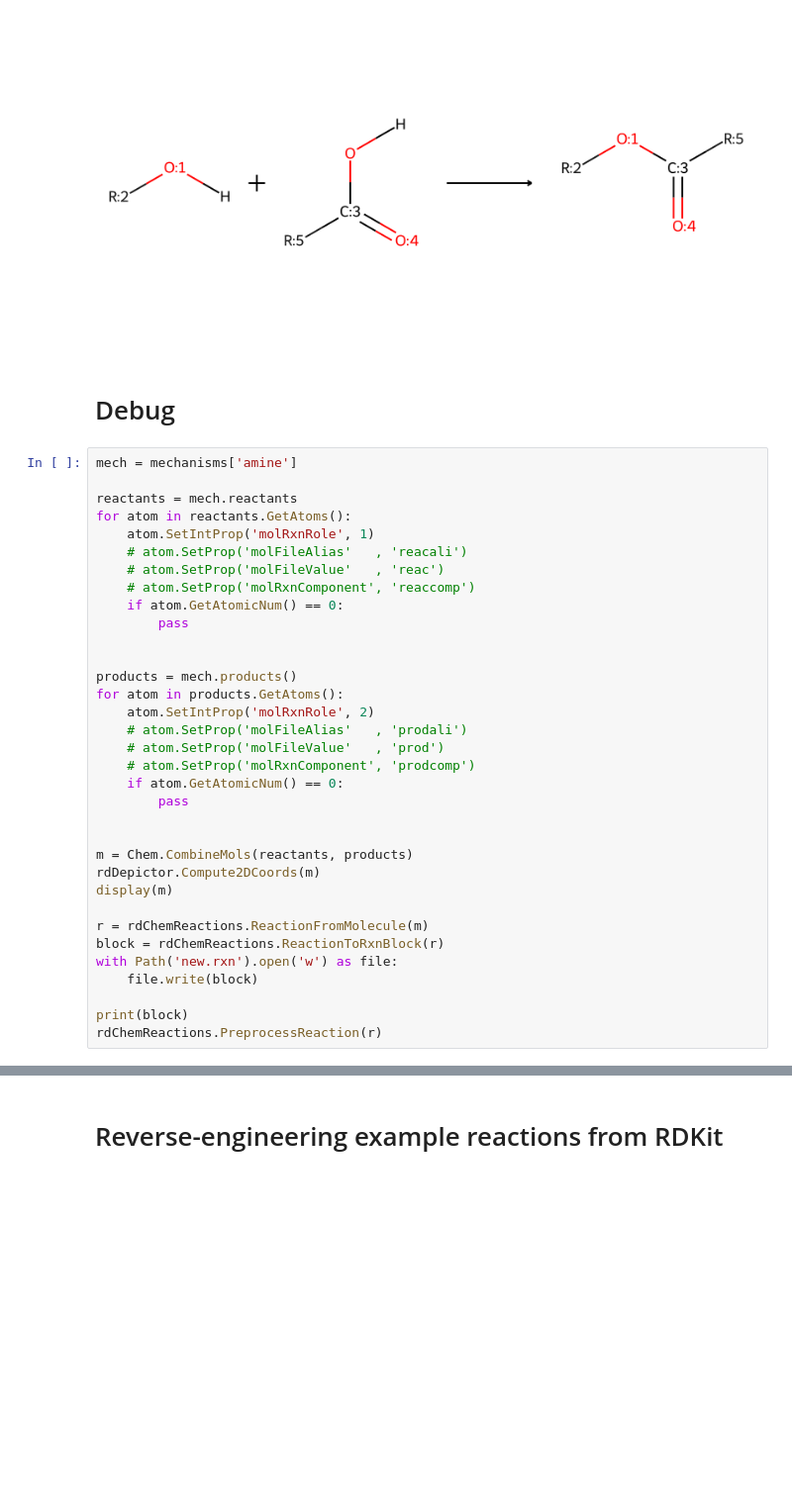
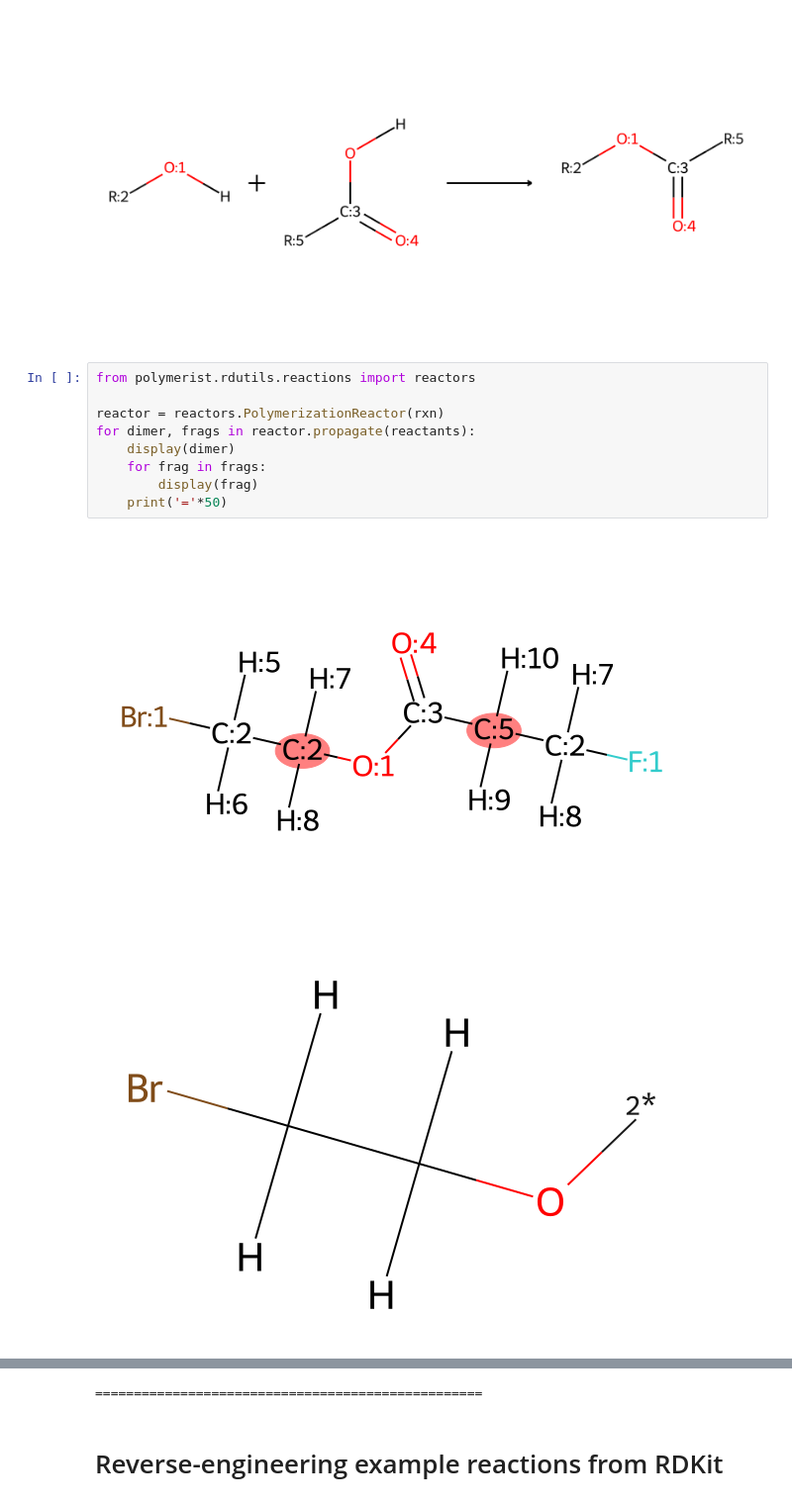
Before and after one commit to timbernat/NREL_polymers, a Jupyter notebook: reaction_def.ipynb, the cells around one changed output, grey strips where cells are left out. Shown at 99% size. Drawn from its saved outputs; the diff is of its cells as text; blank space fills up the shorter version.

```diff
--- a/reaction_def.ipynb
+++ b/reaction_def.ipynb
@@ -399,39 +406,15 @@ display(rxn)
 # %% [output]
 0 0
 [figure]
-# %% [markdown]
-# Debug
-# %%
-mech = mechanisms['amine']
-
-reactants = mech.reactants
-for atom in reactants.GetAtoms():
-    atom.SetIntProp('molRxnRole', 1)
-    # atom.SetProp('molFileAlias'   , 'reacali')
-    # atom.SetProp('molFileValue'   , 'reac')
-    # atom.SetProp('molRxnComponent', 'reaccomp')
-    if atom.GetAtomicNum() == 0:
-        pass
-
-
-products = mech.products()
-for atom in products.GetAtoms():
-    atom.SetIntProp('molRxnRole', 2)
-    # atom.SetProp('molFileAlias'   , 'prodali')
-    # atom.SetProp('molFileValue'   , 'prod')
-    # atom.SetProp('molRxnComponent', 'prodcomp')
-    if atom.GetAtomicNum() == 0:
-        pass
-
-
-m = Chem.CombineMols(reactants, products)
-rdDepictor.Compute2DCoords(m)
-display(m)
-
-r = rdChemReactions.ReactionFromMolecule(m)
-block = rdChemReactions.ReactionToRxnBlock(r)
-with Path('new.rxn').open('w') as file:
-    file.write(block)
-
-print(block)
-rdChemReactions.PreprocessReaction(r)
+# %%
+from polymerist.rdutils.reactions import reactors
+
+reactor = reactors.PolymerizationReactor(rxn)
+for dimer, frags in reactor.propagate(reactants):
+    display(dimer)
+    for frag in frags:
+        display(frag)
+    print('='*50)
+# %% [output]
+[figure, added]
+[figure, added]
@@ -438,3 +422,4 @@ rdChemReactions.PreprocessReaction(r)
+==================================================
 # %% [markdown]
 # Reverse-engineering example reactions from RDKit
 # %%
```
Also changed, not shown: parts of 10 cells of this notebook.
